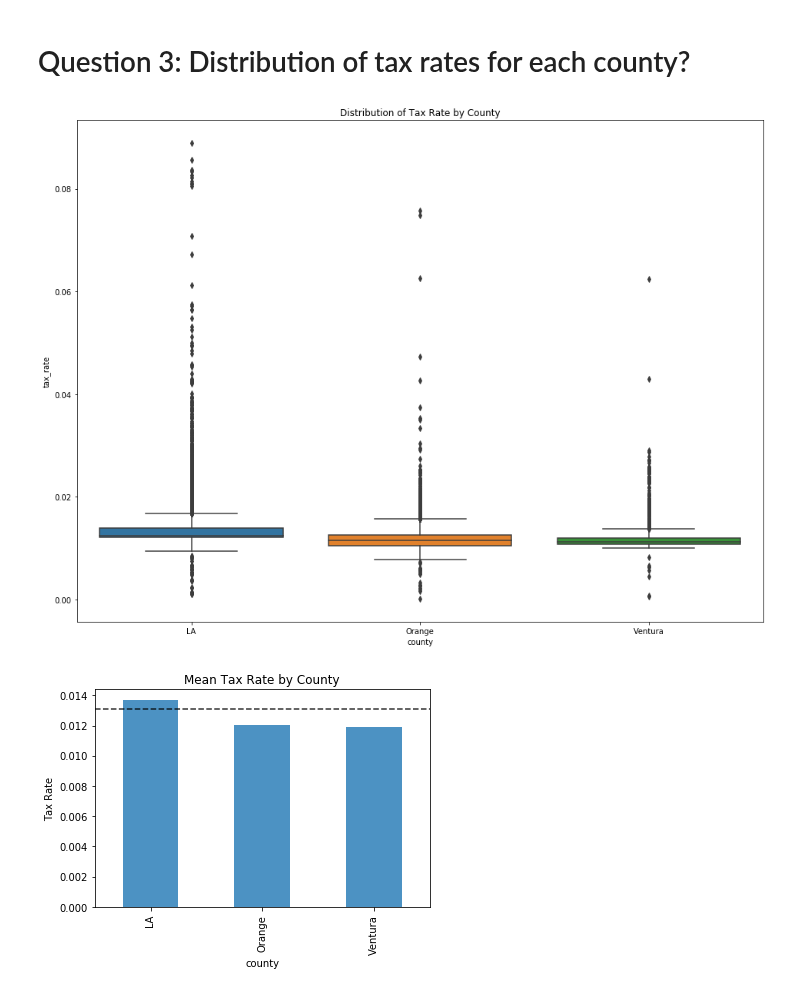
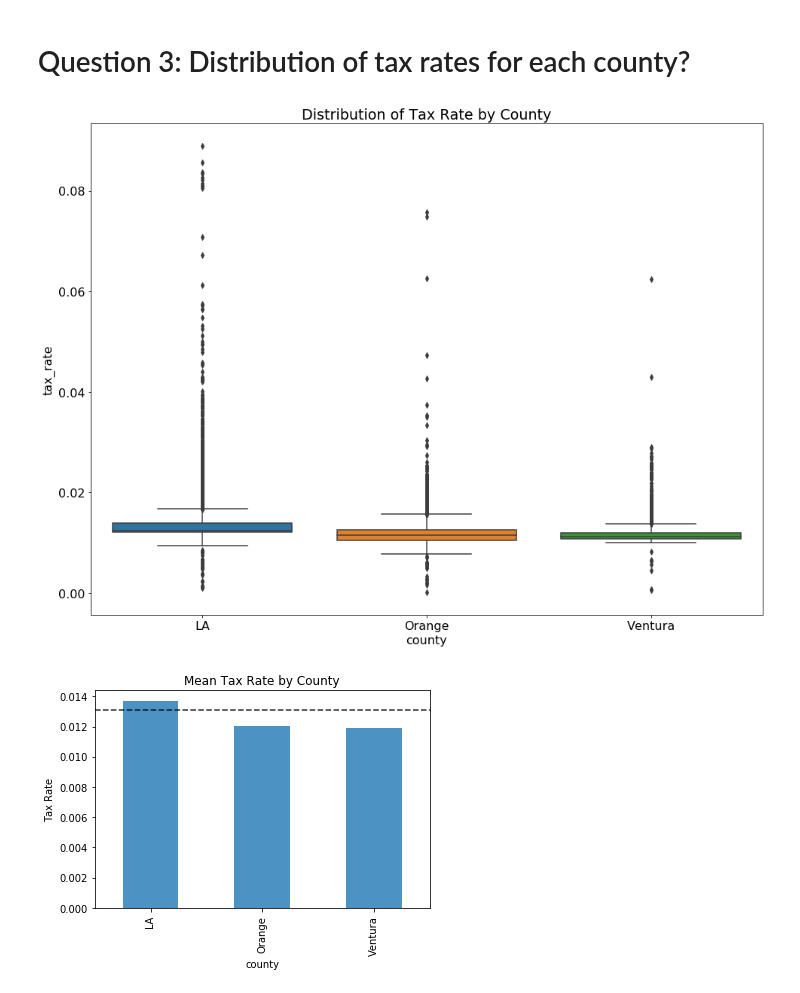
Before and after one commit to CY-Data-Services/zillow_regression_project, a Jupyter notebook: Zillow Regression Project/Additional_Information.ipynb, the cells around one changed output. Saved outputs shown, nothing was run; the diff lists cells and outputs as text; code cells hidden in the pictures.

```diff
--- a/Zillow Regression Project/Additional_Information.ipynb
+++ b/Zillow Regression Project/Additional_Information.ipynb
@@ -158,11 +158,12 @@ plt.show()
 # %%
 # Show distribution of all 3 counties on 1 chart
 plt.figure(figsize=(16, 12))
+plt.rcParams.update({'font.size': 16})
 sns.boxplot(data=Df, x='county', y='tax_rate')
 plt.title('Distribution of Tax Rate by County')
 plt.show()
 # %% [output]
-[figure, old version]
+[figure, new version]
 # %%
 # chart mean tax rate by county with line at overall mean tax rate
 total_average = Df.tax_rate.mean()
```
Also changed, not shown: 1 other file.
